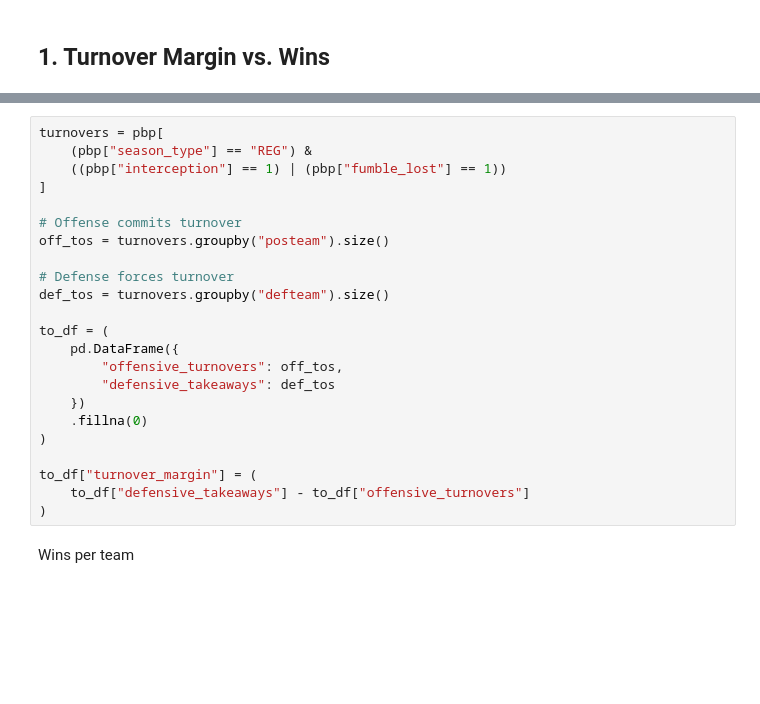
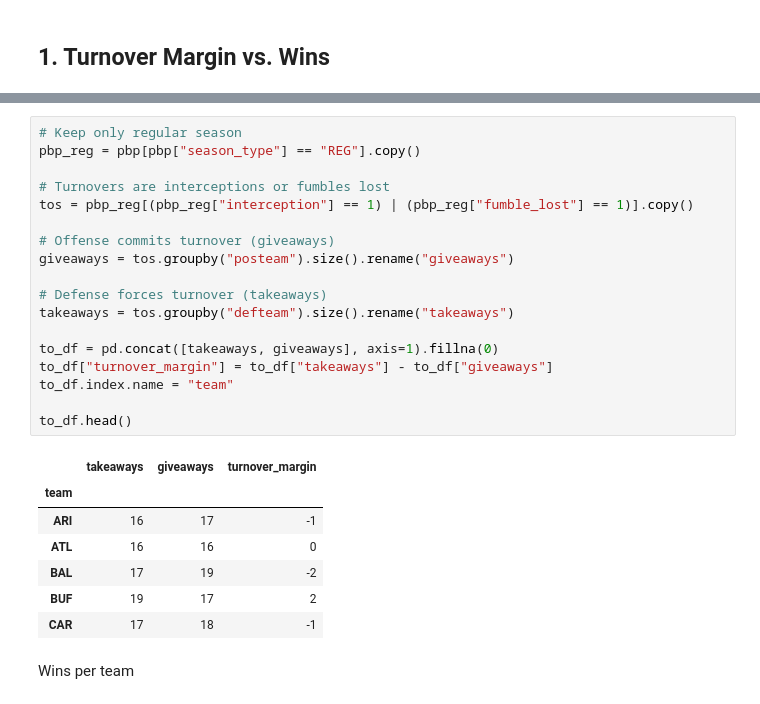
Before and after one commit to Lucas-G-A/nfl-project, a Jupyter notebook: Dfs/prueba.ipynb, the cells around one changed output, grey strips where cells are left out. Drawn from its saved outputs; the diff is of its cells as text; blank space fills up the shorter version.

```diff
--- a/Dfs/prueba.ipynb
+++ b/Dfs/prueba.ipynb
@@ -23,26 +51,29 @@ TEAM_LOGOS = {
 # %%
-turnovers = pbp[
-    (pbp["season_type"] == "REG") &
-    ((pbp["interception"] == 1) | (pbp["fumble_lost"] == 1))
-]
+# Keep only regular season
+pbp_reg = pbp[pbp["season_type"] == "REG"].copy()
 
-# Offense commits turnover
-off_tos = turnovers.groupby("posteam").size()
+# Turnovers are interceptions or fumbles lost
+tos = pbp_reg[(pbp_reg["interception"] == 1) | (pbp_reg["fumble_lost"] == 1)].copy()
 
-# Defense forces turnover
-def_tos = turnovers.groupby("defteam").size()
+# Offense commits turnover (giveaways)
+giveaways = tos.groupby("posteam").size().rename("giveaways")
 
-to_df = (
-    pd.DataFrame({
-        "offensive_turnovers": off_tos,
-        "defensive_takeaways": def_tos
-    })
-    .fillna(0)
-)
+# Defense forces turnover (takeaways)
+takeaways = tos.groupby("defteam").size().rename("takeaways")
 
-to_df["turnover_margin"] = (
-    to_df["defensive_takeaways"] - to_df["offensive_turnovers"]
-)
+to_df = pd.concat([takeaways, giveaways], axis=1).fillna(0)
+to_df["turnover_margin"] = to_df["takeaways"] - to_df["giveaways"]
+to_df.index.name = "team"
+
+to_df.head()
+# %% [output]
+|  | takeaways | giveaways | turnover_margin |
+| team |  |  |  |
+| ARI | 16 | 17 | -1 |
+| ATL | 16 | 16 | 0 |
+| BAL | 17 | 19 | -2 |
+| BUF | 19 | 17 | 2 |
+| CAR | 17 | 18 | -1 |
 # %% [markdown]
 Wins per team
 # %%
```
Also changed, not shown: parts of 9 cells of this notebook, 3 other files.
